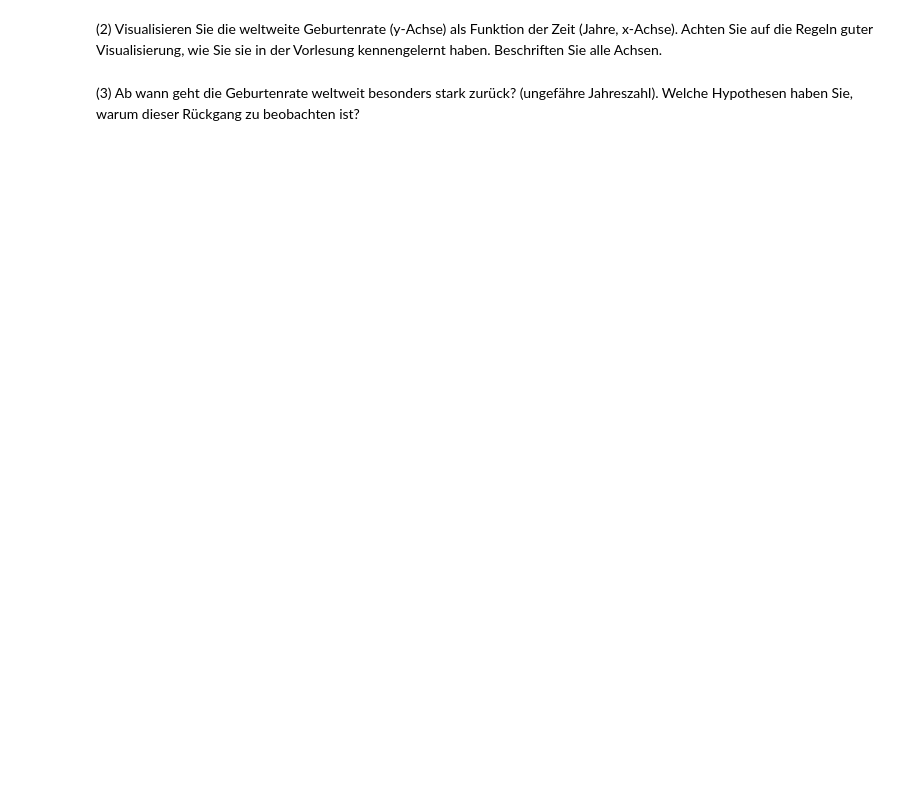
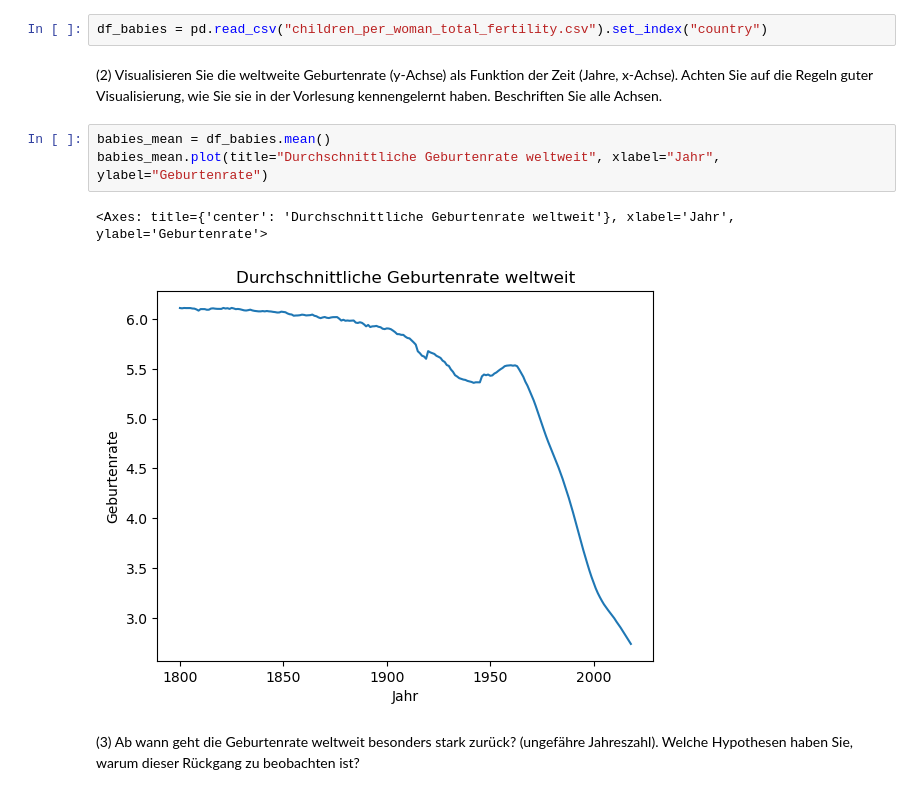
Before and after one commit to cortex359/ds.ss24, a Jupyter notebook: u04/Uebung-4.ipynb, the cells around one changed output. Drawn from its saved outputs; the diff is of its cells as text; blank space fills up the shorter version.

```diff
--- a/u04/Uebung-4.ipynb
+++ b/u04/Uebung-4.ipynb
@@ -141,7 +141,15 @@ Im Rahmen dieser Aufgabe wollen wir unter dem Begriff "Geburtenrate" die Gesamtf
 **Ihre Aufgaben**
 
 (1) Importieren Sie den oben aufgeführten Datensatz.
+# %%
+df_babies = pd.read_csv("children_per_woman_total_fertility.csv").set_index("country")
 # %% [markdown]
 (2) Visualisieren Sie die weltweite Geburtenrate (y-Achse) als Funktion der Zeit (Jahre, x-Achse). Achten Sie auf die Regeln guter Visualisierung, wie Sie sie in der Vorlesung kennengelernt haben. Beschriften Sie alle Achsen.
+# %%
+babies_mean = df_babies.mean()
+babies_mean.plot(title="Durchschnittliche Geburtenrate weltweit", xlabel="Jahr", ylabel="Geburtenrate")
+# %% [output]
+<Axes: title={'center': 'Durchschnittliche Geburtenrate weltweit'}, xlabel='Jahr', ylabel='Geburtenrate'>
+[figure, added]
 # %% [markdown]
 (3) Ab wann geht die Geburtenrate weltweit besonders stark zurück? (ungefähre Jahreszahl). Welche Hypothesen haben Sie, warum dieser Rückgang zu beobachten ist?
```
Also changed, not shown: parts of 8 cells of this notebook, 1 other file.
